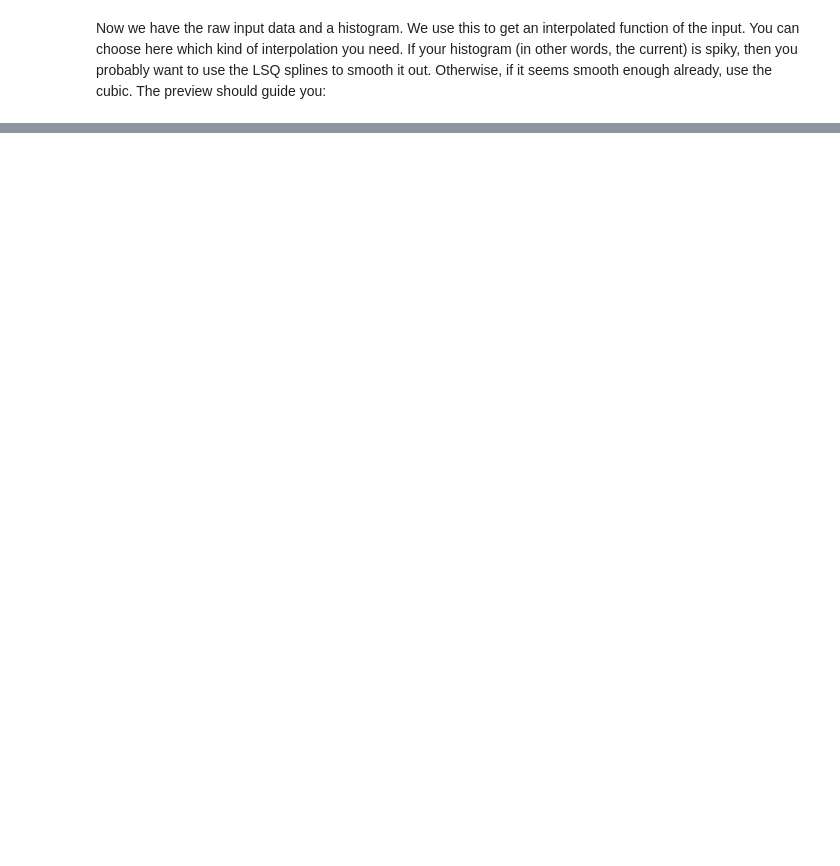
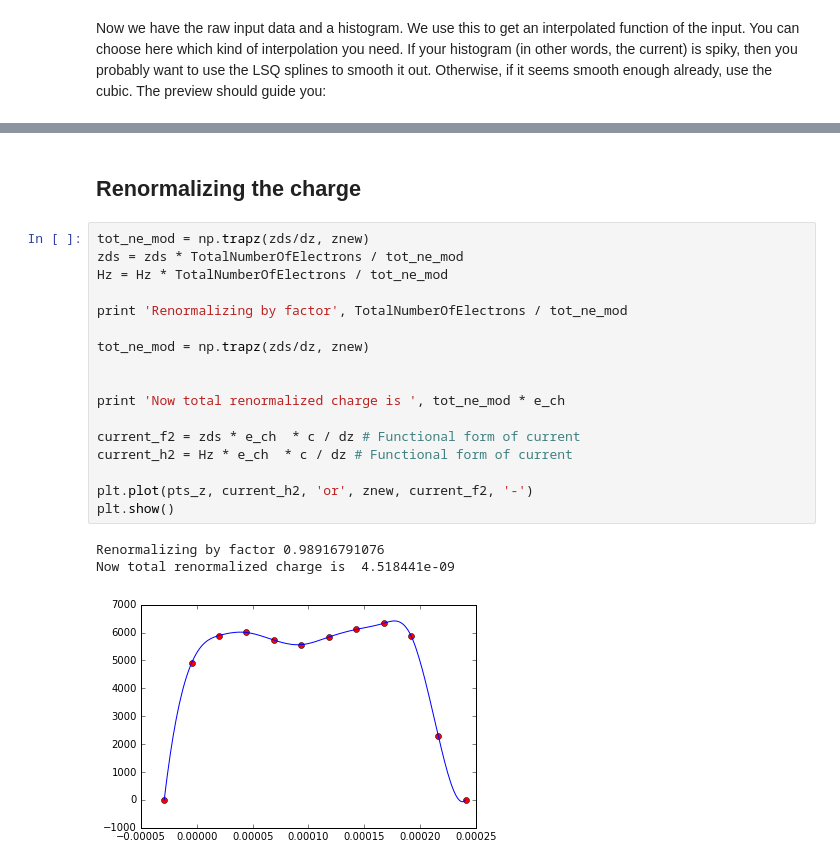
Before and after one commit to UKFELs/FXFEL, a Jupyter notebook: SI5/CDF/conditioner.ipynb, the cells around one changed output, grey strips where cells are left out. Saved outputs shown, nothing was run; the diff lists cells and outputs as text; blank space fills up the shorter version.

```diff
--- a/SI5/CDF/conditioner.ipynb
+++ b/SI5/CDF/conditioner.ipynb
@@ -269,0 +282,23 @@ plt.show()
+# %% [markdown]
+## Renormalizing the charge
+# %%
+tot_ne_mod = np.trapz(zds/dz, znew)
+zds = zds * TotalNumberOfElectrons / tot_ne_mod
+Hz = Hz * TotalNumberOfElectrons / tot_ne_mod
+
+print 'Renormalizing by factor', TotalNumberOfElectrons / tot_ne_mod
+
+tot_ne_mod = np.trapz(zds/dz, znew)
+
+
+print 'Now total renormalized charge is ', tot_ne_mod * e_ch
+
+current_f2 = zds * e_ch  * c / dz # Functional form of current
+current_h2 = Hz * e_ch  * c / dz # Functional form of current
+
+plt.plot(pts_z, current_h2, 'or', znew, current_f2, '-')
+plt.show()
+# %% [output]
+Renormalizing by factor 0.98916791076
+Now total renormalized charge is  4.518441e-09
+[figure, added]
```
Also changed, not shown: parts of 5 cells of this notebook.
